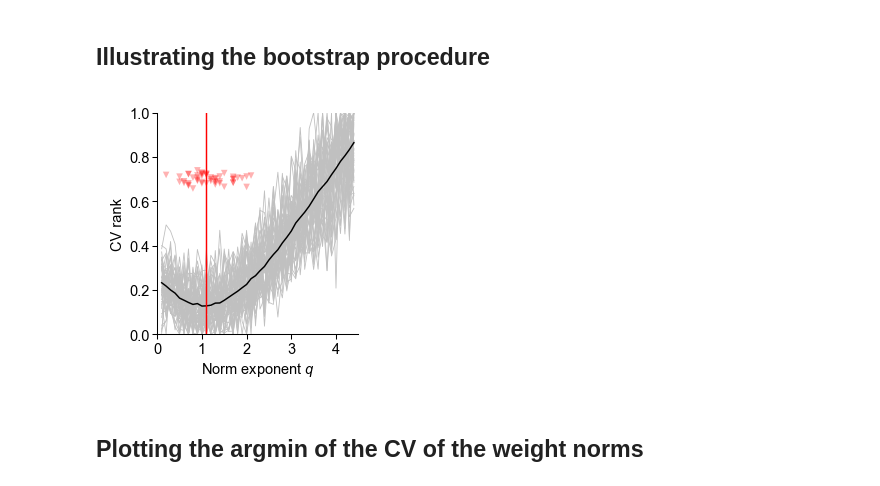
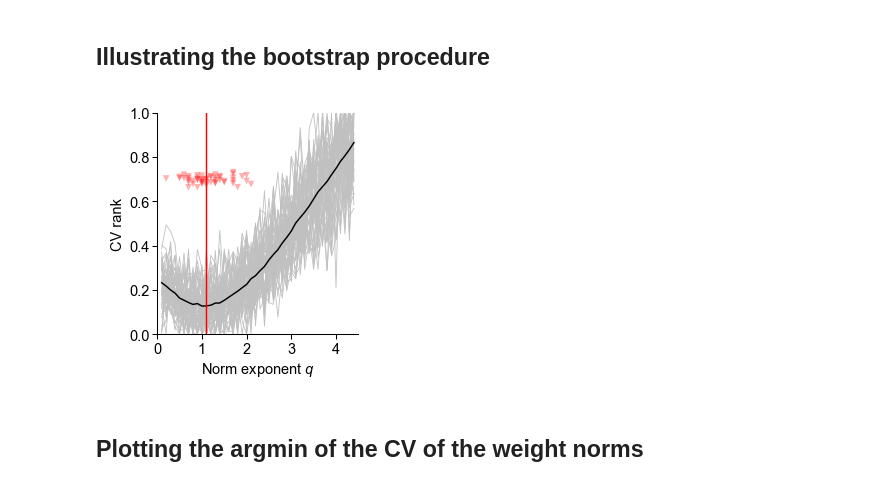
Before and after one commit to geoiat/2f-syn-con, a Jupyter notebook: figure_5-6.ipynb, the cells around one changed output. Saved outputs shown, nothing was run; the diff lists cells and outputs as text; code cells hidden in the pictures.

```diff
--- a/figure_5-6.ipynb
+++ b/figure_5-6.ipynb
@@ -128,8 +125,8 @@ np.save('./data/kauf_clean.npy', kauf_clean)
 # %% [markdown]
 To load the datasets again in the future, run the following cell:
 # %%
-sim_k00 = np.load('./data/diffusion_k00_u-hom_tau-30_clean_extra-CV-NEW-DENSE.npy', allow_pickle=True).item()
-kauf_clean = np.load('./data/kauf_clean.npy', allow_pickle=True).item()
+sim_k00 = np.load('./data/syn_noise_clean.npy', allow_pickle=True).item()
+kauf_clean = np.load('./data/kaufman_2012_clean.npy', allow_pickle=True).item()
 # %% [markdown]
 ## Plotting $\Delta w$ vs $w$ (simulation)
 # %%
@@ -392,42 +389,25 @@ ax = fig.add_subplot(111)
 ax.spines['top'].set_visible(False)
 ax.spines['right'].set_visible(False)
 
+# simulations
 for i_set in range(len(sim_silent)):
     data = sim_silent[i_set]
     norms = data[:,0]
-    z_vec = 2/norms
     cv_mean = data[:,1].copy()
     cv_std = data[:,2].copy()
-    # cv_std /= (cv_mean.max() - cv_mean.min())
-    # cv_mean = (cv_mean - cv_mean.min())/(cv_mean.max() - cv_mean.min())
     z = sim_k00['z'][i_set]
-    a = 1 if z==2 else 0.5
     c = 'k' if z==2 else 'silver'
     zord = 100-i_set if z==2 or z==3 else 50-i_set
     lw = 0.7 if z==2 else 0.5
     ax.plot(norms, cv_mean, color=c, mfc='none', marker='o', mew=lw, lw=lw, markersize=2.5, zorder=zord)
 
-# label all simulation lines
-#ax.text(sim_k00['z1']['cv'][-1,0]+0.06, sim_k00['z1']['cv'][-1,1]-0.05, va='center', ha='right', s=r'$\mathit{z}\!=\!1$', fontsize=5, color='darkgrey', zorder=50,
-#        bbox=dict(boxstyle='square,pad=0.', fc='none', ec='none'))
-#ax.text(sim_k00['z2']['cv'][-1,0]+0.06, sim_k00['z2']['cv'][-1,1]-0.1, va='center', ha='right', s=r'$\mathit{z}\!=\!2$', fontsize=5, color='k', zorder=70,
-#        bbox=dict(boxstyle='square,pad=0.', fc='none', ec='none'))
-#ax.text(sim_k00['z3']['cv'][0,0]-0.06, sim_k00['z3']['cv'][0,1]-0.08, va='center', ha='left', s=r'$\mathit{z}\!=\!3$', fontsize=5, color='darkgrey', zorder=60,
-#        bbox=dict(boxstyle='square,pad=0.', fc='none', ec='none'))
-#ax.text(sim_k00['z5']['cv'][0,0]-0.06, sim_k00['z5']['cv'][0,1]-0.07, va='center', ha='left', s=r'$\mathit{z}\!=\!5$', fontsize=5, color='darkgrey', zorder=52,
-#        bbox=dict(boxstyle='square,pad=0.', fc='none', ec='none'))
-
+# experimental data
 data = kauf_clean['cv']
 norms = data[:,0]
-z_vec = 2/norms
 cv_mean = data[:,1].copy()
 cv_std = data[:,2].copy()
-# cv_std /= (cv_mean.max() - cv_mean.min())
-# cv_mean = (cv_mean - cv_mean.min())/(cv_mean.max() - cv_mean.min())
-a = 1 if i_set==1 else 0.3
-lw = 1 #if i_set==1 else 0.
-ax.fill_between(norms, y1=cv_mean-cv_std, y2=cv_mean+cv_std, color=purples[0], ec='none', fc=purple1+(1-purple1)*0.8, zorder=i_set-1)
-ax.plot(norms, cv_mean, color=purple1, lw=1, zorder=i_set)
+ax.fill_between(norms, y1=cv_mean-cv_std, y2=cv_mean+cv_std, color=purples[0], ec='none', fc=purple1+(1-purple1)*0.8, zorder=-1)
+ax.plot(norms, cv_mean, color=purple1, lw=1, zorder=0)
 
 # label all simulation lines
 ax.text(sim_k00['z1']['cv'][0,0]+0.15, sim_k00['z1']['cv'][0,1]-0.03, va='center', ha='left', s=r'$\it z\!=\!1$', fontsize=5, color='darkgrey', zorder=50,
@@ -450,7 +430,6 @@ leg = ax.legend([line_theory, line_data_raw], ['Simulation', 'Kaufman et al., 20
 # axis settings
 #ax.set_xlim([0.0, 4.5])
 ax.set_xticks(np.arange(0.0, 4.5, 1))
-#ax.set_xscale('log')
 ax.set_ylim([0, 1])
 #ax.set_yticks([0, 1])
 ax.set_ylabel(r'CV rank')
@@ -458,5 +437,5 @@ ax.set_xlabel(r'Norm exponent $\mathit{q}$')
 
 fig.show()
 
-#fig.savefig('./fig4_cv_REVISED-DENSE.svg', dpi=300, bbox_inches='tight', pad_inches=0.02*cm)
+#fig.savefig('./fig6_cv_REVISED-DENSE.svg', dpi=300, bbox_inches='tight', pad_inches=0.02*cm)
 # %% [output]
@@ -488,36 +467,36 @@ z=5: 0.24989166610109503
 # %%
 # colors
 greens = plt.cm.tab20c(np.array([11,10,9,8]))
 purple1 = np.array(mcolors.to_rgba('palevioletred'))
 purples = [purple1+(1-purple1)*0.7, purple1]
 
 fig = plt.figure(figsize=(4.4*cm, 4.8*cm))
 ax = fig.add_subplot(111)
 ax.spines['top'].set_visible(False)
 ax.spines['right'].set_visible(False)
 
 for i_sample in range(20,70):
     cv_vec = kauf_clean['cv_all'][:,i_sample]
     norms = kauf_clean['cv'][:,0]
-    #ax.axvline(norms[cv_vec.argmin(axis=0)], color='r', alpha=0.1, lw=0.5)
     ax.plot(norms, cv_vec, color='silver', lw=0.4)
 
-ax.scatter(norms[kauf_clean['cv_all'].argmin(axis=0)][20:70], [0.7+np.random.normal(size=50)*0.02], marker='v',edgecolor='none', facecolor='r', alpha=0.3, s=10)
+rng = np.random.default_rng(10)
+ax.scatter(norms[kauf_clean['cv_all'].argmin(axis=0)][20:70], [0.7+rng.normal(size=50)*0.02], marker='v',edgecolor='none', facecolor='r', alpha=0.3, s=10)
 ax.axvline(kauf_clean['qmin'][0],  c='r', zorder=999, lw=0.7)
 ax.plot(norms, kauf_clean['cv_all'].mean(axis=1), color='k', lw=0.7)
 
 ax.set_xlim([0.0, 4.5])
 ax.set_xticks(np.arange(0., 4.5, 1))
 ax.set_ylim([0, 1])
 #ax.set_yticks([0, 1])
 ax.set_ylabel(r'CV rank')
 ax.set_xlabel(r'Norm exponent $\mathit{q}$')
 
 fig.show()
 
 #fig.savefig('./fig6_cv_REVISED-DENSE-BOOT.pdf', dpi=300, bbox_inches='tight', pad_inches=0.02*cm)
 # %% [output]
-[figure, old version]
+[figure, new version]
 # %% [markdown]
 ## Plotting the argmin of the CV of the weight norms
 # %%
```
Also changed, not shown: parts of 6 cells of this notebook, 2 other files.
